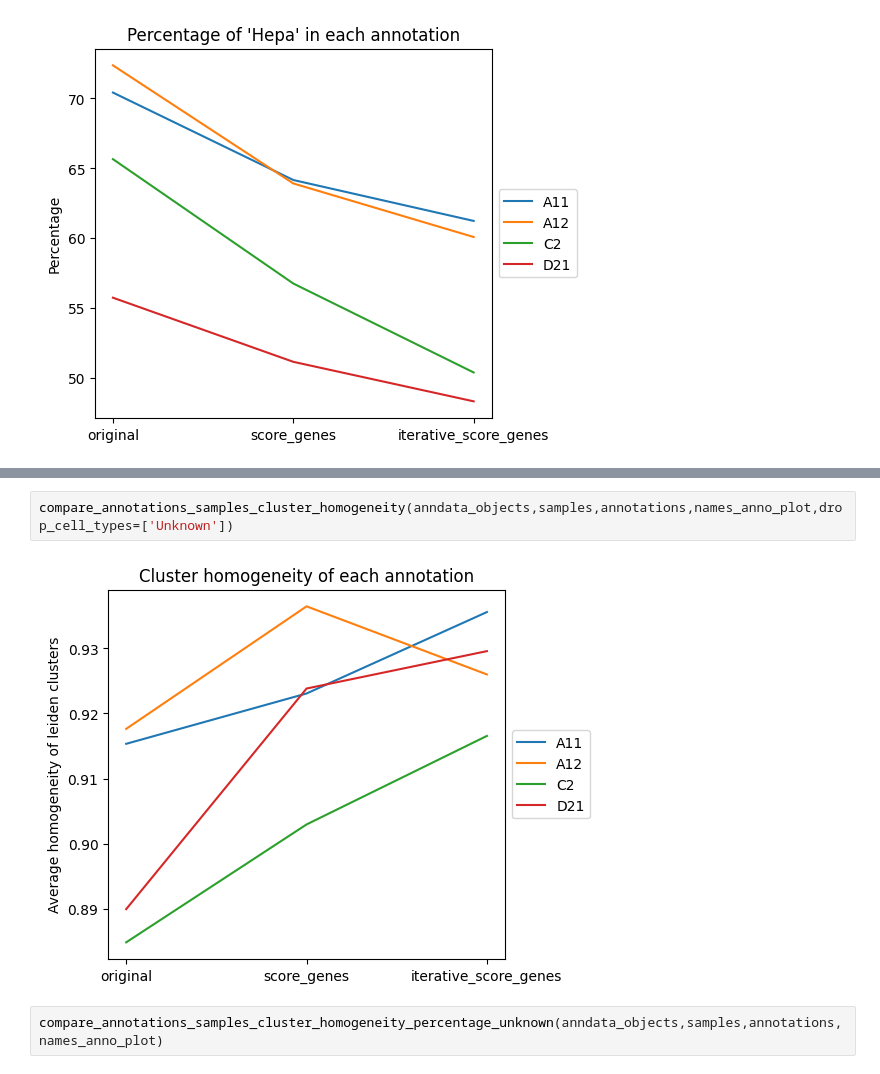
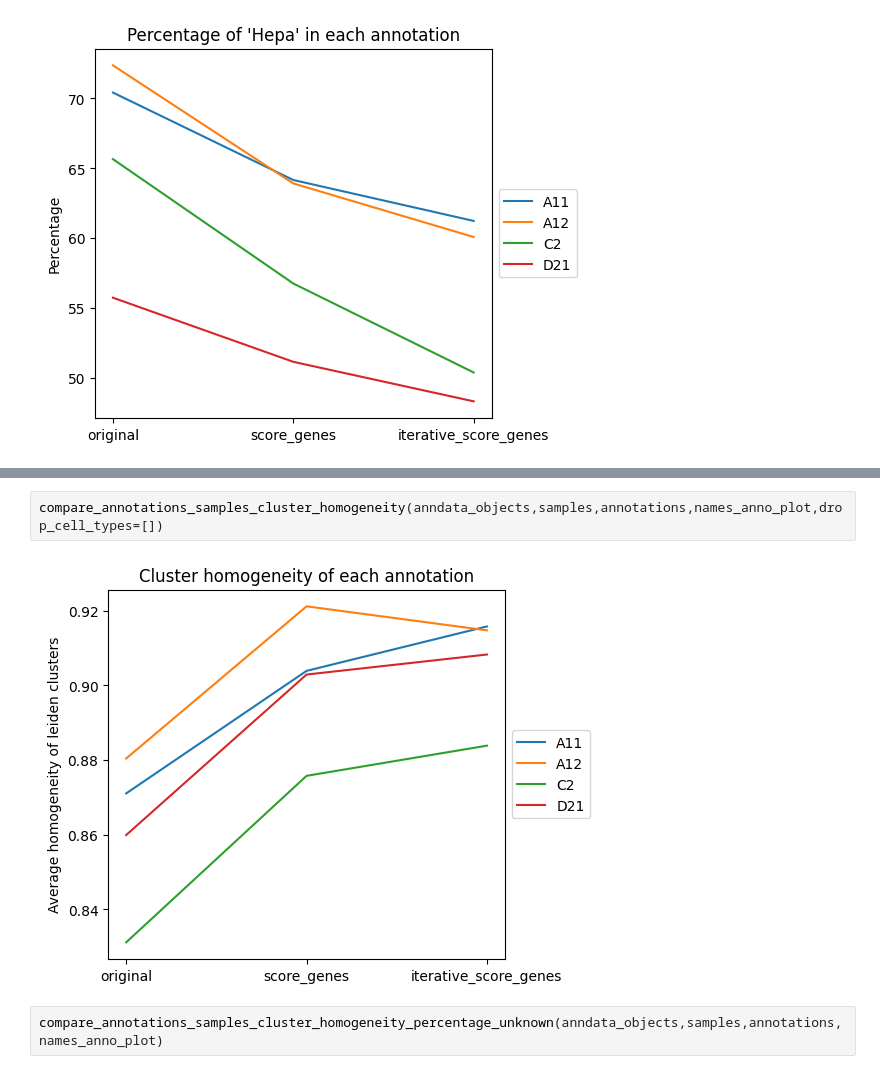
Before and after one commit to WoutVanhenden/Thesis, a Jupyter notebook: compare_clusterings.ipynb, the cells around one changed output, grey strips where cells are left out. Cells and saved outputs as stored; diff of their text form.

```diff
--- a/compare_clusterings.ipynb
+++ b/compare_clusterings.ipynb
@@ -53,7 +52,7 @@ compare_annotations_cluster_homogeneity(anndataC2,'C2',annotations,names_anno_pl
 # %%
-compare_annotations_samples_cluster_homogeneity(anndata_objects,samples,annotations,names_anno_plot,drop_cell_types=['Unknown'])
+compare_annotations_samples_cluster_homogeneity(anndata_objects,samples,annotations,names_anno_plot,drop_cell_types=[])
 # %% [output]
-[figure, old version]
+[figure, new version]
 # %%
 compare_annotations_samples_cluster_homogeneity_percentage_unknown(anndata_objects,samples,annotations,names_anno_plot)
 # %% [output]
```
Also changed, not shown: parts of 3 cells of this notebook.
